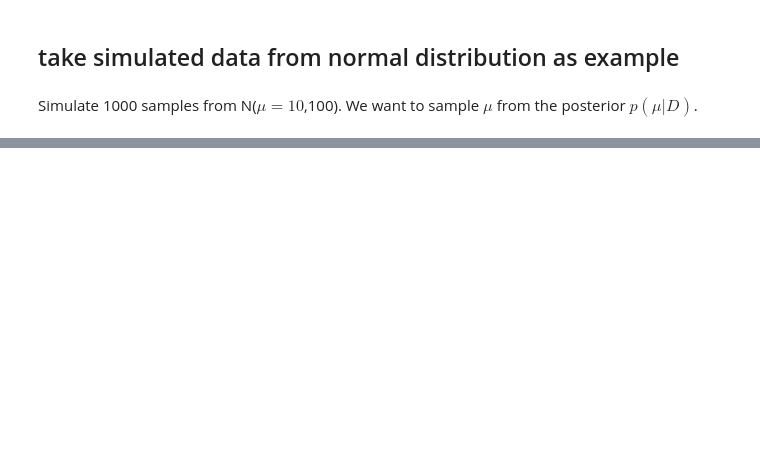
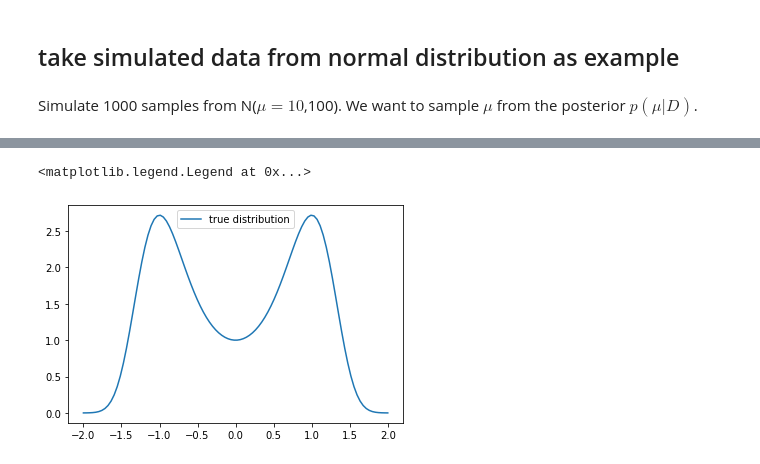
Before and after one commit to tzring/Stochastic-Gradient-HMC-with-Friction, a Jupyter notebook: SGHMC_friction.ipynb, the cells around one changed output, grey strips where cells are left out. Cells and saved outputs as stored; diff of their text form; code cells hidden in the pictures; blank space fills up the shorter version.

```diff
--- a/SGHMC_friction.ipynb
+++ b/SGHMC_friction.ipynb
@@ -224,2 +291,11 @@ array([ 20.29704212,  21.90377859,   9.57601283,  30.19524866,
+# %%
+theta = np.linspace(-2,2,100)
+p = np.exp(2*theta**2-theta**4)
+fig, ax = plt.subplots()
+ax.plot(theta,p,label = "true distribution")
+ax.legend(loc= "upper center")
+# %% [output]
+<matplotlib.legend.Legend at 0x...>
+[figure, added]
 # %%
 # %% [output]
```
Also changed, not shown: parts of 8 cells of this notebook.
